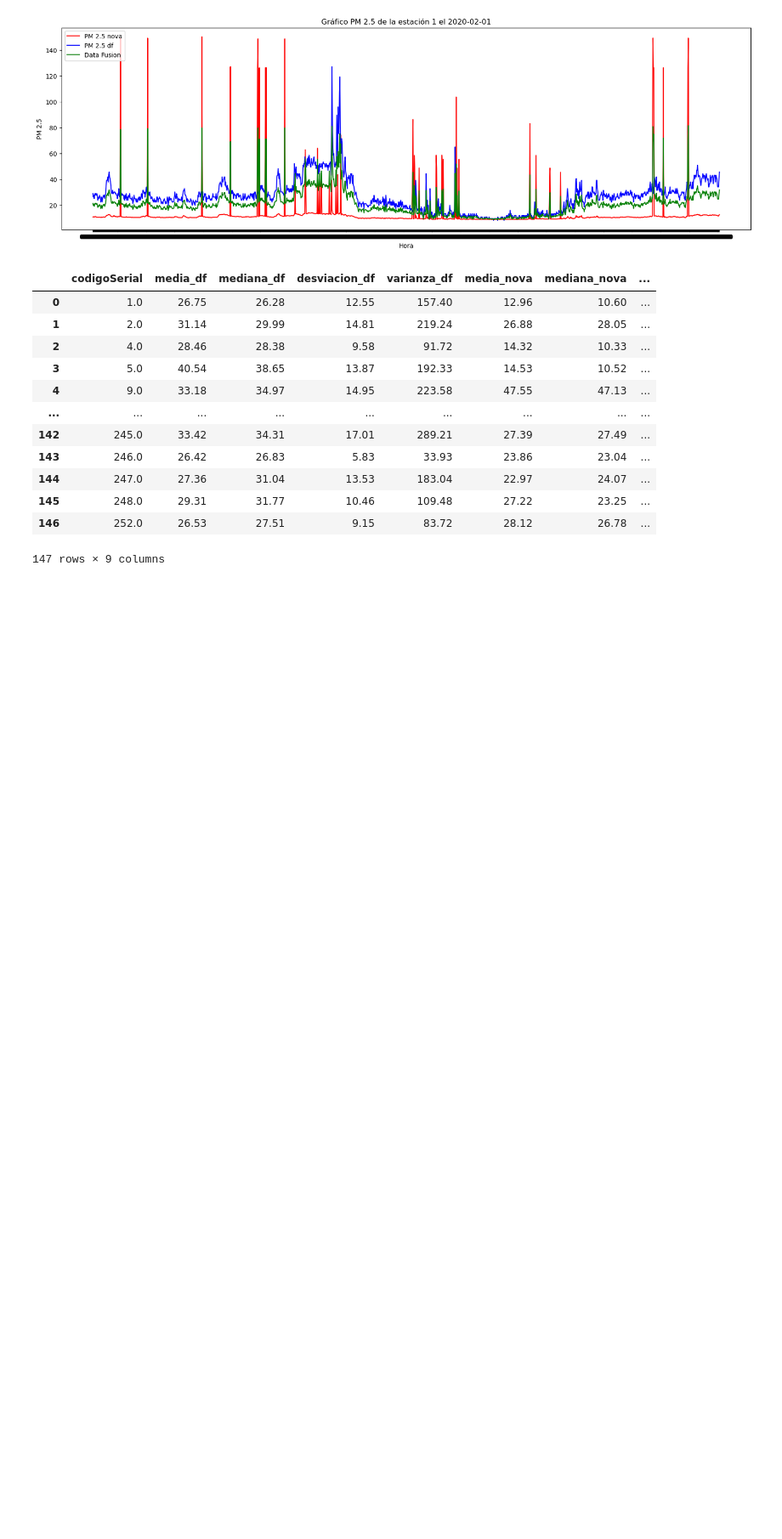
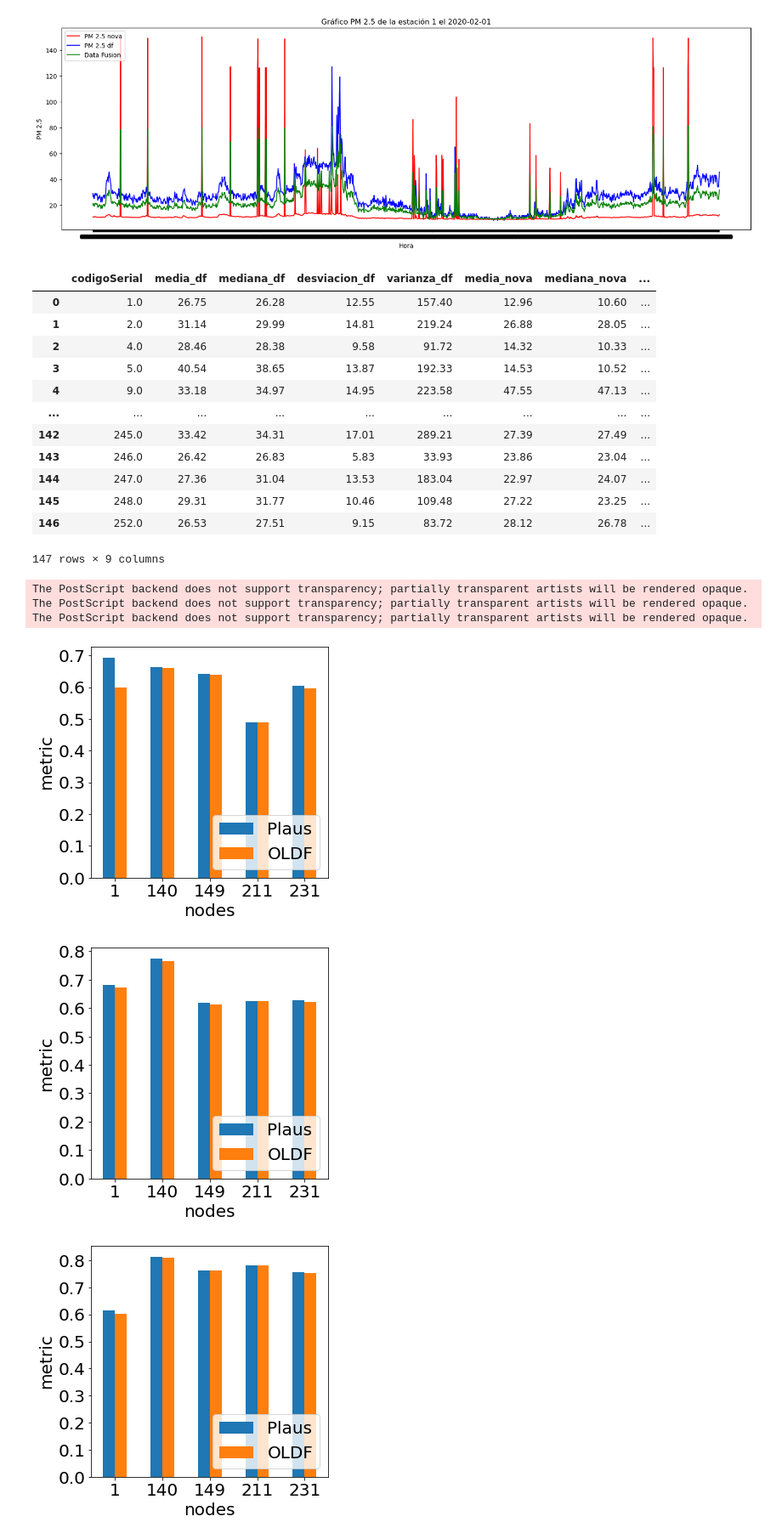
Before and after one commit to ferrcho024/Objetive_1, a Jupyter notebook: Data Interpolation/DataFusion.ipynb, the cells around one changed output. Shown at 85% size. Drawn from its saved outputs; the diff is of its cells as text; code cells hidden in the pictures; blank space fills up the shorter version.

```diff
--- a/Data Interpolation/DataFusion.ipynb
+++ b/Data Interpolation/DataFusion.ipynb
@@ -129,3 +129,42 @@ estadisticos
 | 145 | 248.0 | 29.31 | 31.77 | 10.46 | 109.48 | 27.22 | 23.25 | ... |
 | 146 | 252.0 | 26.53 | 27.51 | 9.15 | 83.72 | 28.12 | 26.78 | ... |
 147 rows × 9 columns
+# %%
+import pandas as pd
+import numpy as np
+import matplotlib.pyplot as plt
+
+presicion = pd.DataFrame(data=[[0.693,0.599],[0.664,0.661],[0.643,0.640],[0.490,0.490],[0.604,0.596]],
+                         columns=['Plaus','OLDF'], index=[1,140,149,211,231])
+
+accuracy = pd.DataFrame(data=[[0.681,0.671],[0.774,0.766],[0.617,0.613],[0.625,0.623],[0.628,0.622]],
+                         columns=['Plaus','OLDF'], index=[1,140,149,211,231])
+
+DQIndex = pd.DataFrame(data=[[0.614,0.602],[0.813,0.809],[0.764,0.762],[0.782,0.782],[0.757, 0.754]],
+                         columns=['Plaus','OLDF'], index=[1,140,149,211,231])
+
+
+ax = presicion.plot(kind='bar', figsize=(5,5), fontsize=20, rot=0, xlabel='nodes', ylabel='metric')
+ax.set_xlabel('nodes', fontsize=20)
+ax.set_ylabel('metric', fontsize=20)
+ax.legend(fontsize=20, loc="lower right")
+ax.get_figure().savefig('presi_fusion.eps')
+
+ax1 = accuracy.plot.bar(figsize=(5,5), rot=0, fontsize=20, xlabel='nodes', ylabel='metric')
+ax1.set_xlabel('nodes', fontsize=20)
+ax1.set_ylabel('metric', fontsize=20)
+ax1.legend(fontsize=20, loc="lower right")
+ax1.get_figure().savefig('accu_fusion.eps')
+
+ax2 = DQIndex.plot.bar(figsize=(5,5), rot=0, fontsize=20, xlabel='nodes', ylabel='metric')
+ax2.set_xlabel('nodes', fontsize=20)
+ax2.set_ylabel('metric', fontsize=20)
+ax2.legend(fontsize=20, loc="lower right")
+ax2.get_figure().savefig('dqi_fusion.eps')
+# %% [output]
+The PostScript backend does not support transparency; partially transparent artists will be rendered opaque.
+The PostScript backend does not support transparency; partially transparent artists will be rendered opaque.
+The PostScript backend does not support transparency; partially transparent artists will be rendered opaque.
+[figure, added]
+[figure, added]
+[figure, added]
```
Also changed, not shown: 9 other files.
